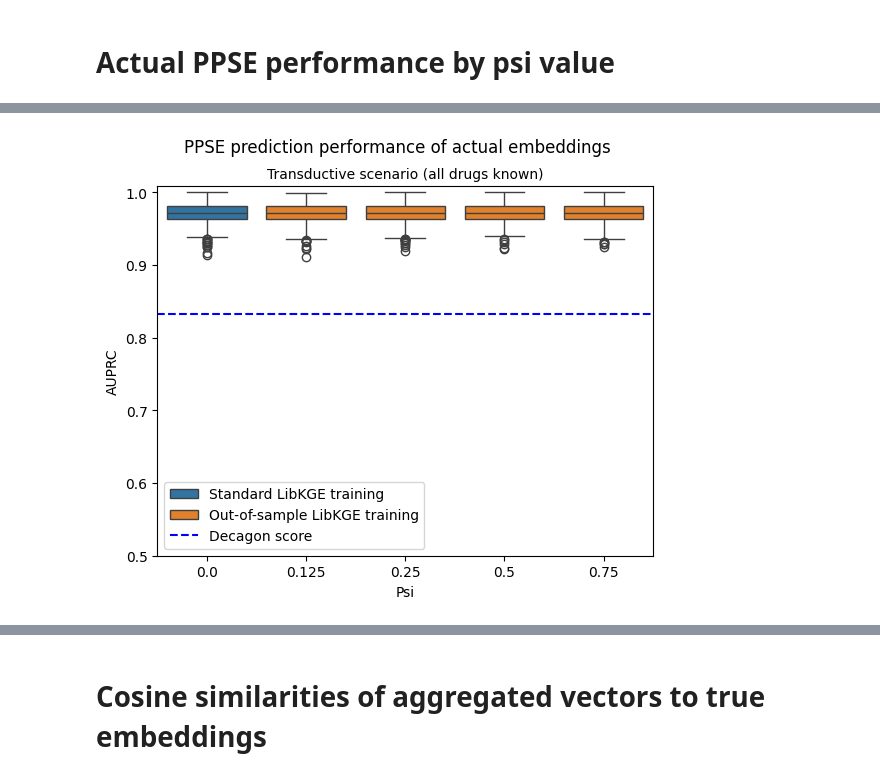
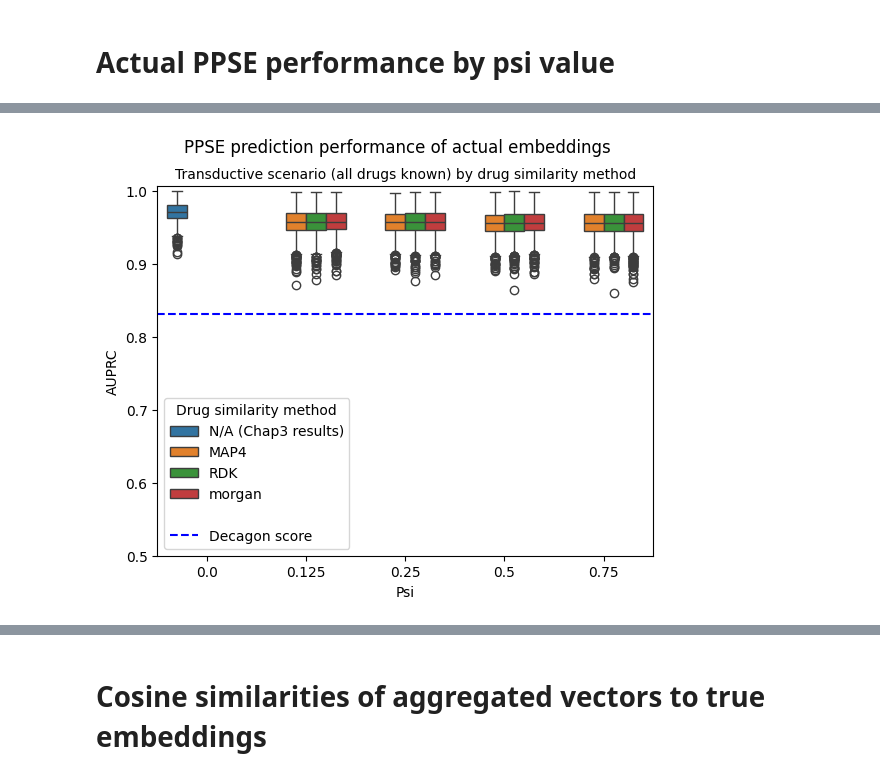
Before and after one commit to oliver-lloyd/Chapter5, a Jupyter notebook: analysis/viz/viz.ipynb, the cells around one changed output, grey strips where cells are left out. Saved outputs shown, nothing was run; the diff lists cells and outputs as text; code cells hidden in the pictures.

```diff
--- a/analysis/viz/viz.ipynb
+++ b/analysis/viz/viz.ipynb
@@ -11,20 +13,32 @@ transductive_AUPRC = 0.971
+# %%
+def load_results(result_filename, exp_path='../experiments'):
+    out = []
+    for loc1 in ['MAP4', 'RDK', 'morgan']:
+        neighbour_method = loc1
+        for loc2 in listdir(f'{exp_path}/{loc1}'):
+            nearest_n = int(loc2.split('_n')[-1])
+            for loc3 in listdir(f'{exp_path}/{loc1}/{loc2}'):
+                if loc3.startswith('2024'):
+                    df = pd.read_csv(f'{exp_path}/{loc1}/{loc2}/{loc3}/{result_filename}')
+                    df['psi'] = float(loc3.split('psi_')[-1])
+                    df['neighbourhood'] = neighbour_method
+                    df['nearest_n'] = nearest_n
+                    df['Training'] = 'OOS-KGE'
+                    out.append(df)
+    return out
 # %% [markdown]
 # Actual PPSE performance by psi value
 # %%
 # Read polySE results using aggregations in place of embeddings
-polySE_true_dfs = []
-for loc in listdir(exp_path):
-    if loc.startswith('2024'):
-        df = pd.read_csv(f'{exp_path}/{loc}/polySE_results_real_embeds.csv')
-        df['psi'] = float(loc.split('psi_')[-1])
-        df['Training'] = 'Out-of-sample LibKGE training'
-        polySE_true_dfs.append(df)
+polySE_true_dfs = load_results('polySE_results_real_embeds.csv')
 
 # Also read equivalent results from chapter 3
 chap3_path = dotenv_values()['THESIS_PATH'] + '/Chapter3/analysis/assessment/best_trials_assess/20230929-111630-simple_selfloops/results_full.csv'
 df_c3 = pd.read_csv(chap3_path)
 df_c3['psi'] = 0.0
-df_c3['Training'] = 'Standard LibKGE training'
+df_c3['neighbourhood'] = 'N/A (Chap3 results)'
+df_c3['nearest_n'] = 'N/A (Chap3 results)'
+df_c3['Training'] = 'Standard SimplE'
 polySE_true_dfs.append(df_c3)
 
 polySE_true = pd.concat(polySE_true_dfs)
@@ -55,15 +81,17 @@ At psi = 0.75, median AUPRC = 0.97129
 # %%
 plt.clf()
-sns.boxplot(polySE_true, x='psi', y='AUPRC', hue='Training')
+sns.boxplot(polySE_true, x='psi', y='AUPRC', hue='neighbourhood')
 xmin = -0.5
 xmax = 4.5
-plt.hlines(decagon_AUPRC, xmin=xmin, xmax=xmax, colors='blue', linestyles='dashed', label='Decagon score')
+
 plt.suptitle('PPSE prediction performance of actual embeddings')
-plt.title('Transductive scenario (all drugs known)', size=10)
+plt.title('Transductive scenario (all drugs known) by drug similarity method', size=10)
 plt.xlabel('Psi')
 plt.ylim(bottom=0.5)
 plt.xlim(xmin, xmax)
-plt.legend()
-plt.savefig('polySE_true_embeds.png')
+plt.hlines(10, xmin=xmin, xmax=xmax, colors='white', linestyles='dashed', label=' ')
+plt.hlines(decagon_AUPRC, xmin=xmin, xmax=xmax, colors='blue', linestyles='dashed', label='Decagon score')
+plt.legend(title='Drug similarity method')
+plt.savefig('polySE_true_embeds_by_neighbourhood_method.png')
 # %% [output]
-[figure, old version]
+[figure, new version]
```
Also changed, not shown: parts of 18 cells of this notebook, 15 other files.
